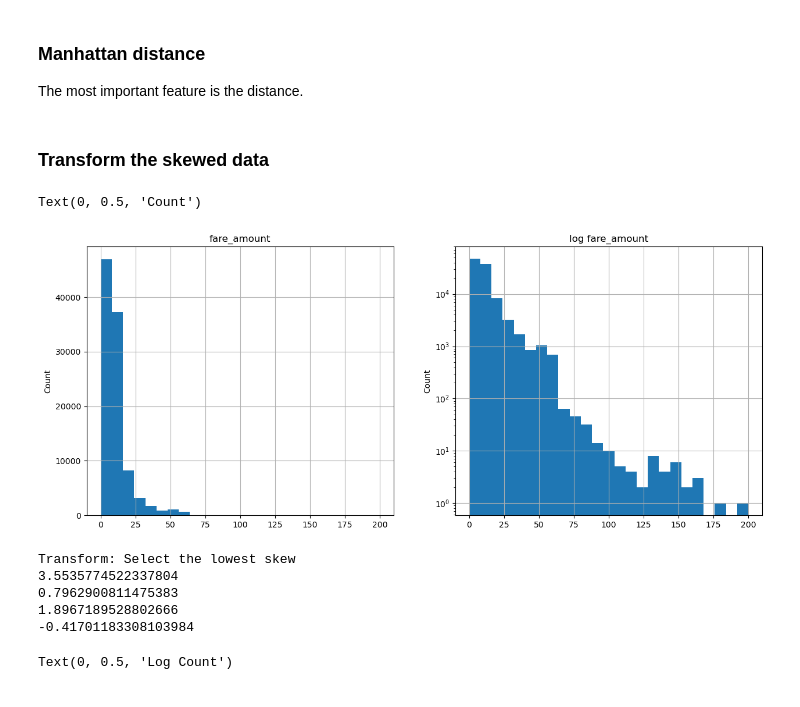
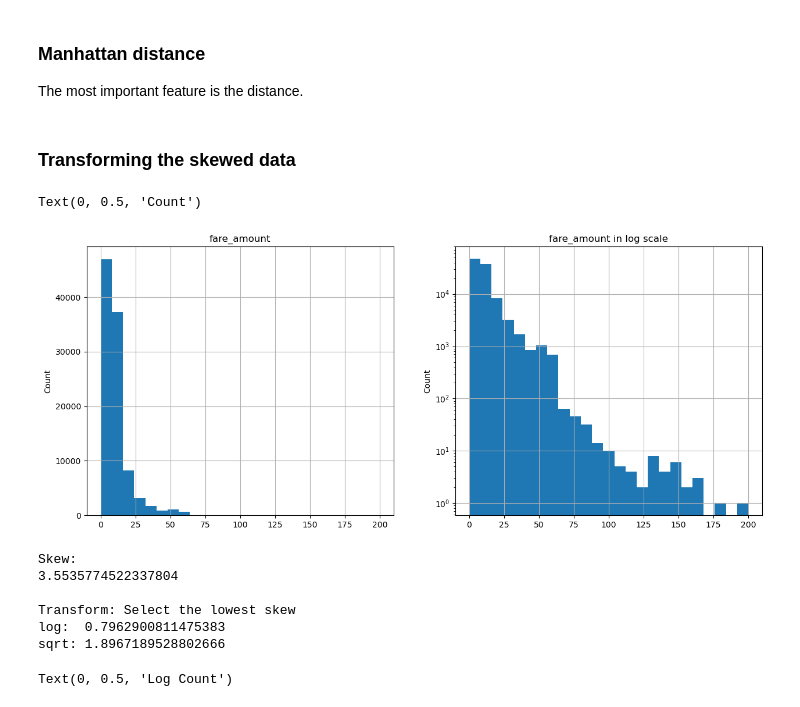
Before and after one commit to frankwwu/Boston-Code-Camp-34, a Jupyter notebook: 1. Exploration Analysis/exploration analysis.ipynb, the cells around one changed output. Saved outputs shown, nothing was run; the diff lists cells and outputs as text; code cells hidden in the pictures.

```diff
--- a/1. Exploration Analysis/exploration analysis.ipynb
+++ b/1. Exploration Analysis/exploration analysis.ipynb
@@ -52,36 +45,42 @@ test.dropna(inplace = True)
 # %% [markdown]
  ### Manhattan distance
  The most important feature is the distance.
-# %%
-train['manhattan_distance'] = np.abs(train['pickup_longitude'] - train['dropoff_longitude']) + np.abs(train['pickup_latitude'] - train['dropoff_latitude'])
-test['manhattan_distance'] = np.abs(test['pickup_longitude'] - test['dropoff_longitude']) + np.abs(test['pickup_latitude'] - test['dropoff_latitude'])
+# %%
+def manhattan_distance(latitude1, longitude1, latitude2, longitude2):
+    return np.abs(latitude1 - latitude2) + np.abs(longitude1 - longitude2)
+
+train['manhattan_distance'] = manhattan_distance(train['pickup_latitude'], train['pickup_longitude'], train['dropoff_latitude'], train['dropoff_longitude'])
+test['manhattan_distance'] = manhattan_distance(test['pickup_latitude'], test['pickup_longitude'], test['dropoff_latitude'], test['dropoff_longitude'])
 # %% [markdown]
-### Transform the skewed data
+### Transforming the skewed data
 # %%
 fare_amount = train['fare_amount']
 fig, axes = plt.subplots(1, 2, figsize=(15, 6))
 plt1 = fare_amount.hist(ax=axes[0], bins = 25)
 plt1.set_title('fare_amount')
 plt1.set_ylabel('Count')
 
 plt2 = fare_amount.hist(ax=axes[1], bins = 25, log=True)
-plt2.set_title('log fare_amount')
+plt2.set_title('fare_amount in log scale')
 plt2.set_ylabel('Count')
 # %% [output]
 Text(0, 0.5, 'Count')
-[figure, old version]
+[figure, new version]
 # %%
-print('Transform: Select the lowest skew')
+# Comparing different transform functions, select the lowest result.
+print('Skew:')
 print(fare_amount.skew())
-print(np.log(fare_amount).skew())
-print(np.sqrt(fare_amount).skew())
-print(pd.Series(stats.boxcox(fare_amount)[0]).skew())
+
+print('\nTransform: Select the lowest skew')
+print('log: ', np.log(fare_amount).skew())
+print('sqrt:', np.sqrt(fare_amount).skew())
 # %% [output]
+Skew:
+3.5535774522337804
+
 Transform: Select the lowest skew
-3.5535774522337804
-0.7962900811475383
-1.8967189528802666
--0.41701183308103984
+log:  0.7962900811475383
+sqrt: 1.8967189528802666
 # %%
 def transform(df):
     # Use log transformation to remove skewness
```
Also changed, not shown: parts of 5 cells of this notebook.
